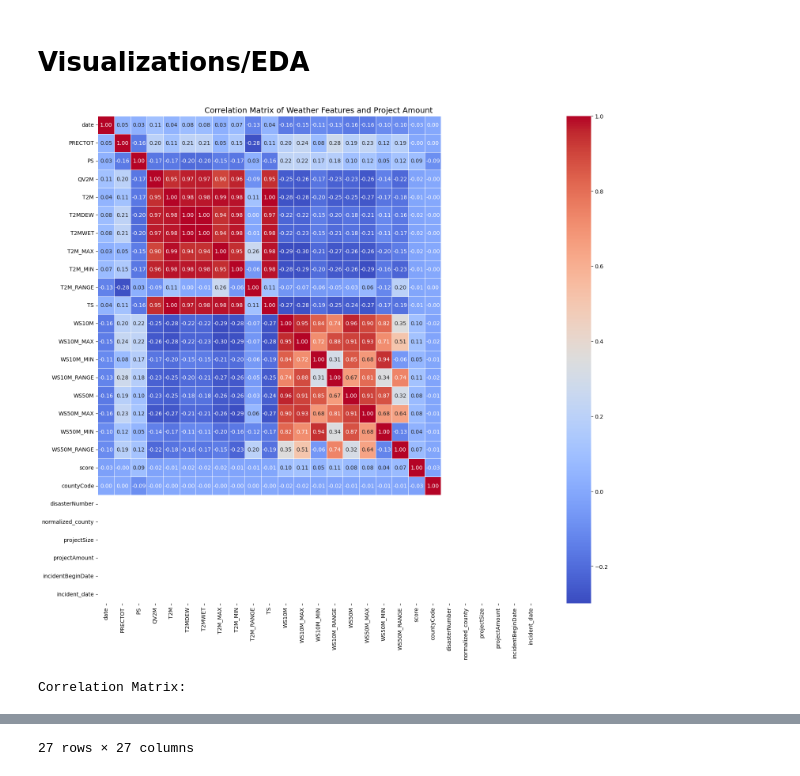
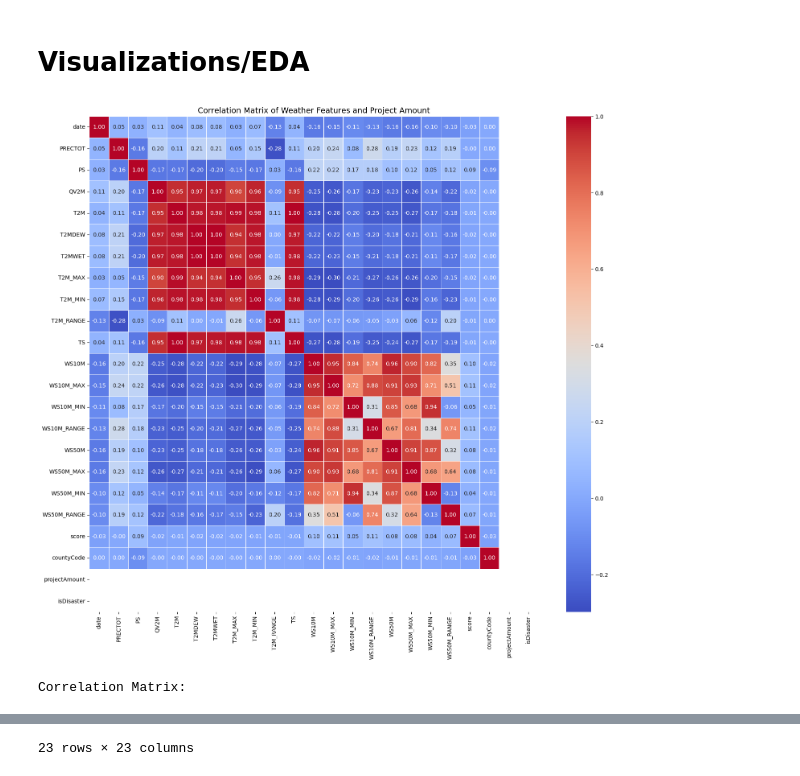
Before and after one commit to shawnericksen/Kentucky-Disaster-Road-Damages, a Jupyter notebook: main.ipynb, the cells around one changed output, grey strips where cells are left out. Cells and saved outputs as stored; diff of their text form; code cells hidden in the pictures.

```diff
--- a/main.ipynb
+++ b/main.ipynb
@@ -730,3 +759,7 @@ Final Training Data Head:
 | 9 | Allen | 1998-01-10 | 0.0 | 41.0 | 34.0 | 0.0 |
 # %% [markdown]
 ## Compiling training data set 2
+# %%
+incident_df['date'] = incident_df['incident_date']
+reduced_incident_df = incident_df.drop(['disasterNumber', 'normalized_county', 'projectSize', 'incidentBeginDate', 'incident_date'], axis=1)
+display(reduced_incident_df.head(5))
@@ -734,18 +774,30 @@ Final Training Data Head:
 # --- Perform the Merge ---
 # Ensure both columns are datetime64[ns]
 weather_kaggle_df['date'] = pd.to_datetime(weather_kaggle_df['date'])
-incident_df['incident_date'] = pd.to_datetime(incident_df['incident_date'])
+# incident_df['incident_date'] = pd.to_datetime(incident_df['incident_date'])
+reduced_incident_df['date'] = pd.to_datetime(incident_df['date'])
 
-# Use a left join to keep all weather records and add disaster info where county and date match
+#  Use a left join to keep all weather records and add disaster info where county and date match
 merged_data = pd.merge(
     weather_kaggle_df,
-    incident_df,
+    reduced_incident_df,
     how='left',
     left_on=['countyCode', 'date'],       # Keys from the weather DataFrame
-    right_on=['countyCode', 'incident_date'] # Keys from the incident DataFrame
+    right_on=['countyCode', 'date'], # Keys from the incident DataFrame
 )
 
+merged_data.fillna({'projectAmount': 0}, inplace=True)
+
+# merged_data = weather_kaggle_df.join(
+#     reduced_incident_df,
+#     on=['countyCode', 'date'],
+#     how='left',
+#     # left_on=['countyCode', 'date'],       # Keys from the weather DataFrame
+#     # right_on=['countyCode', 'incident_date'] # Keys from the incident DataFrame
+# )
+
 # Display info and head of the final merged data
+print(merged_data[merged_data['projectAmount'] > 0.0])
 print("\nMerged Weather and Disaster Data Info:")
 display(merged_data.info())
 print("\nMerged Weather and Disaster Data Head:")
@@ -919,32 +990,35 @@ array([190245,      2])
 # %%
 # Select only the numerical columns for correlation analysis
 # numerical_cols = ['MEAN_PRCP', 'TMAX', 'TMIN', 'projectAmount']
 # correlation_data = training_data[numerical_cols]
 
 # Calculate the correlation matrix
+binarizer_y = Binarizer(threshold=0.0)
+y_binary = binarizer_y.fit_transform(merged_data[['projectAmount']])
+merged_data['isDisaster'] = y_binary
 correlation_matrix = merged_data.corr()
 
 # Set up the matplotlib figure
 plt.figure(figsize=(18, 16))
 
 # Draw the heatmap
 sns.heatmap(correlation_matrix,
             annot=True,      # Show the correlation values on the heatmap
             cmap='coolwarm', # Color map (e.g., coolwarm, seismic, viridis)
             fmt=".2f",       # Format the annotation values to 2 decimal places
             linewidths=.5)   # Add lines between cells
 
 # Add a title
 plt.title('Correlation Matrix of Weather Features and Project Amount', fontsize=14)
 
 # Show the plot
 plt.show()
 
 # Optional: Display the correlation matrix values
 print("\nCorrelation Matrix:")
 display(correlation_matrix)
 # %% [output]
-[figure, old version]
+[figure, new version]
 Correlation Matrix:
 |  | date | PRECTOT | PS | QV2M | T2M | T2MDEW | T2MWET | T2M_MAX | T2M_MIN | T2M_RANGE | ... | ... |
 | date | 1.000000e+00 | 0.045874 | 0.034399 | 0.107400 | 0.043714 | 0.083096 | 0.078584 | 0.029302 | 0.074501 | -0.131814 | ... | ... |
@@ -966,4 +1040,4 @@ Correlation Matrix:
-27 rows × 27 columns
+23 rows × 23 columns
 # %%
 df = pd.read_csv("data/ky_prec_with_gps.csv")
 
```
Also changed, not shown: parts of 13 cells of this notebook.
